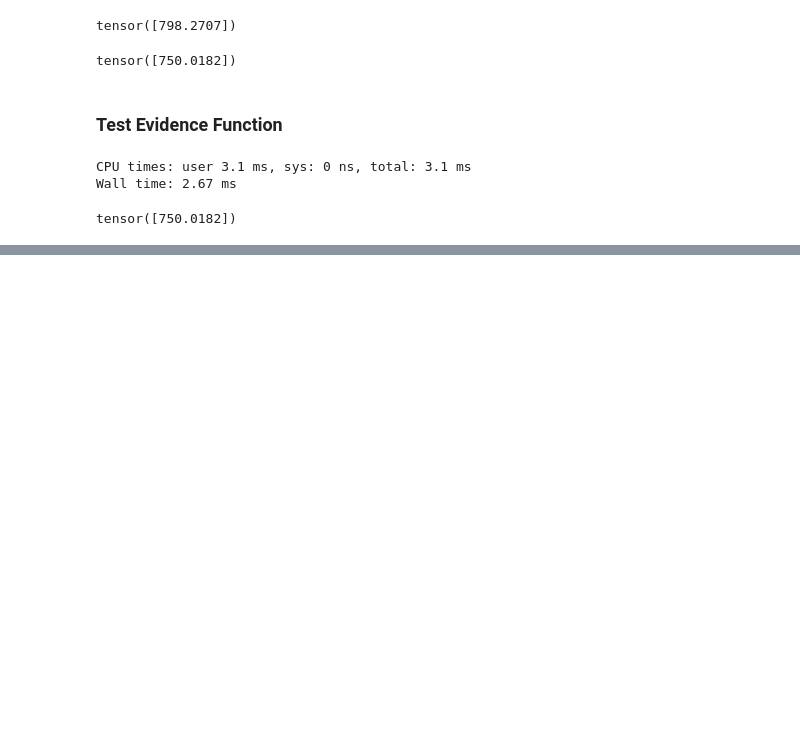
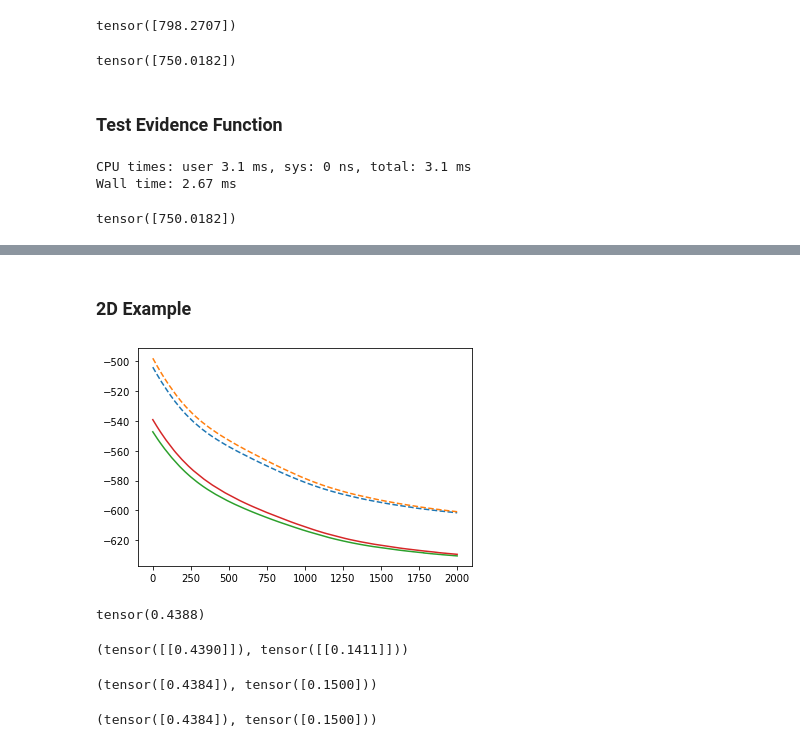
Before and after one commit to Harry45/SUPER, a Jupyter notebook: plotting.ipynb, the cells around one changed output, grey strips where cells are left out. Saved outputs shown, nothing was run; the diff lists cells and outputs as text; code cells hidden in the pictures; blank space fills up the shorter version.

```diff
--- a/plotting.ipynb
+++ b/plotting.ipynb
@@ -137,0 +136,2 @@ tensor(0.4388)
+# %% [markdown]
+### 2D Example
@@ -137,0 +144,34 @@ tensor(0.4388)
+# %%
+bcm_kmeans = BayesianMachine(inputs, yvals, 1E-4, n_clusters = 2)
+bcm_exact = BayesianMachine(inputs, yvals, 1E-4)
+# %%
+config_exact = {'niter': 2000, 'lrate': 1E-3, 'nrestart': 2}
+config_kmean = {'niter': 2000, 'lrate': 1E-3, 'nrestart': 2}
+# %%
+d_kmeans = bcm_kmeans.optimisation(hyper, config_kmean)
+d_exact = bcm_exact.optimisation(hyper, config_exact)
+# %%
+plt.figure()
+plt.plot(d_kmeans[0]['loss'], linestyle = '--')
+plt.plot(d_kmeans[1]['loss'], linestyle = '--')
+plt.plot(d_exact[0]['loss'], linestyle = '-')
+plt.plot(d_exact[1]['loss'], linestyle = '-')
+plt.show()
+# %% [output]
+[figure, added]
+# %%
+testpoint[0, 0] * torch.cos(testpoint[0, 1])
+# %% [output]
+tensor(0.4388)
+# %%
+bcm_exact.prediction(testpoint, var = True)
+# %% [output]
+(tensor([[0.4390]]), tensor([[0.1411]]))
+# %%
+bcm_kmeans.prediction(testpoint, True, 1, 'PoE')
+# %% [output]
+(tensor([0.4384]), tensor([0.1500]))
+# %%
+bcm_kmeans.prediction(testpoint, True, 1, 'BCM')
+# %% [output]
+(tensor([0.4384]), tensor([0.1500]))
```
Also changed, not shown: parts of 18 cells of this notebook, 1 other file.
